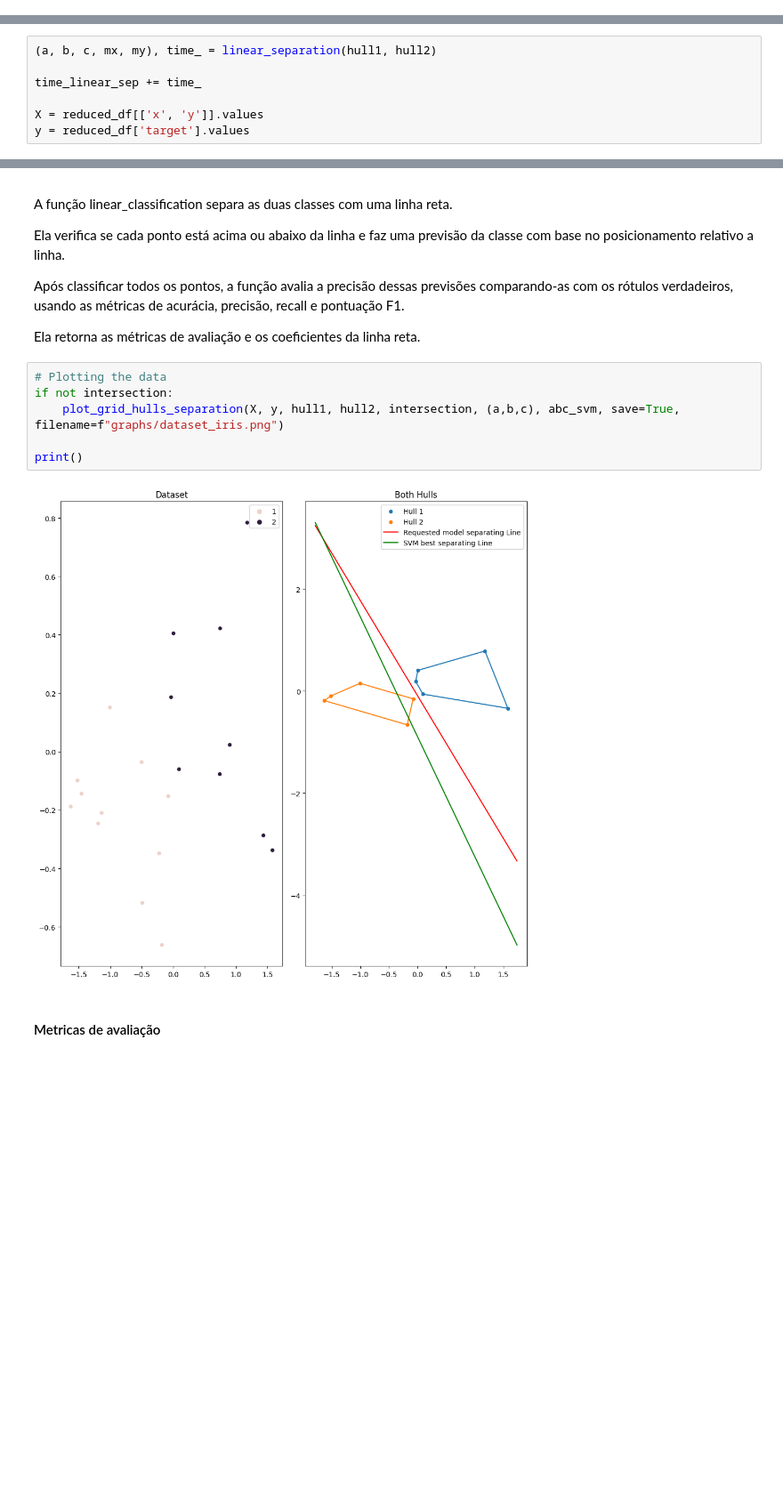
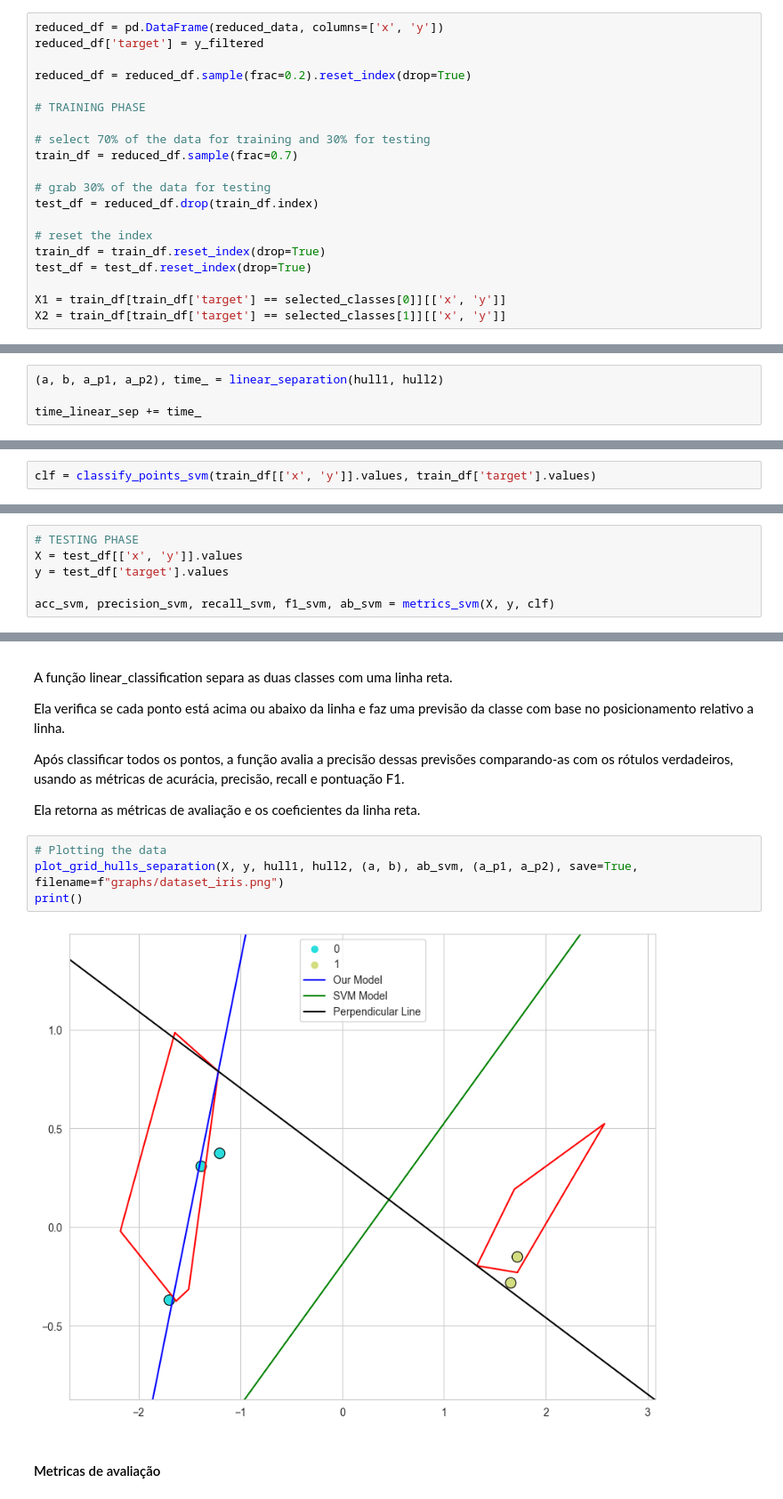
Before and after one commit to lorenzo-cm/tp1_alg2, a Jupyter notebook: relatorio.ipynb, the cells around one changed output, grey strips where cells are left out. Shown at 89% size. Drawn from its saved outputs; the diff is of its cells as text; blank space fills up the shorter version.

```diff
--- a/relatorio.ipynb
+++ b/relatorio.ipynb
@@ -75,2 +80,22 @@ if df.shape[1] > 3: # 3 because of target
 # %% [markdown]
 Note que agora pegamos um dataset como o da iris e reduzimos a dimensionalidade dele para 2, isso é importante para que possamos visualizar os dados em um gráfico e por consequência traçar a envoltória
+# %%
+reduced_df = pd.DataFrame(reduced_data, columns=['x', 'y'])
+reduced_df['target'] = y_filtered
+
+reduced_df = reduced_df.sample(frac=0.2).reset_index(drop=True)
+
+# TRAINING PHASE
+
+# select 70% of the data for training and 30% for testing
+train_df = reduced_df.sample(frac=0.7)
+
+# grab 30% of the data for testing
+test_df = reduced_df.drop(train_df.index)
+
+# reset the index
+train_df = train_df.reset_index(drop=True)
+test_df = test_df.reset_index(drop=True)
+
+X1 = train_df[train_df['target'] == selected_classes[0]][['x', 'y']]
+X2 = train_df[train_df['target'] == selected_classes[1]][['x', 'y']]
@@ -144,12 +164,9 @@ A função então verifica, ponto por ponto, se há interseções entre os segme
 
 Se uma interseção for encontrada, a função retorna True, caso contrário, ela continua até que todos os eventos sejam processados e, finalmente, retorna False se nenhuma interseção for encontrada
 # %%
-(a, b, c, mx, my), time_ = linear_separation(hull1, hull2)
+(a, b, a_p1, a_p2), time_ = linear_separation(hull1, hull2)
 
 time_linear_sep += time_
-
-X = reduced_df[['x', 'y']].values
-y = reduced_df['target'].values
 # %% [markdown]
 ##### Função linear_separation
 
@@ -173,3 +188,5 @@ acc_svm, precision_svm, recall_svm, f1_svm, abc_svm = classify_points_svm(X, y,
+# %%
+clf = classify_points_svm(train_df[['x', 'y']].values, train_df['target'].values)
 # %% [markdown]
 ##### Função classify_points_svm
 
@@ -184,3 +201,9 @@ As métricas de acurácia, precisão, recall e pontuação F1 são calculadas co
 Se o parâmetro plot_boundary for verdadeiro, a função plota os pontos e a fronteira de decisão da SVM.
 
 Finalmente, a função retorna as métricas calculadas e os coeficientes da linha que representa a fronteira de decisão.
+# %%
+# TESTING PHASE
+X = test_df[['x', 'y']].values
+y = test_df['target'].values
+
+acc_svm, precision_svm, recall_svm, f1_svm, ab_svm = metrics_svm(X, y, clf)
@@ -198,12 +224,10 @@ Após classificar todos os pontos, a função avalia a precisão dessas previsõ
 Ela retorna as métricas de avaliação e os coeficientes da linha reta.
 # %%
 # Plotting the data
-if not intersection:
-    plot_grid_hulls_separation(X, y, hull1, hull2, intersection, (a,b,c), abc_svm, save=True, filename=f"graphs/dataset_iris.png")
-
+plot_grid_hulls_separation(X, y, hull1, hull2, (a, b), ab_svm, (a_p1, a_p2), save=True, filename=f"graphs/dataset_iris.png")
 print()
 # %% [output]
-[figure, old version]
+[figure, new version]
 # %% [markdown]
 #### Metricas de avaliação
 # %%
```
Also changed, not shown: parts of 16 cells of this notebook.
